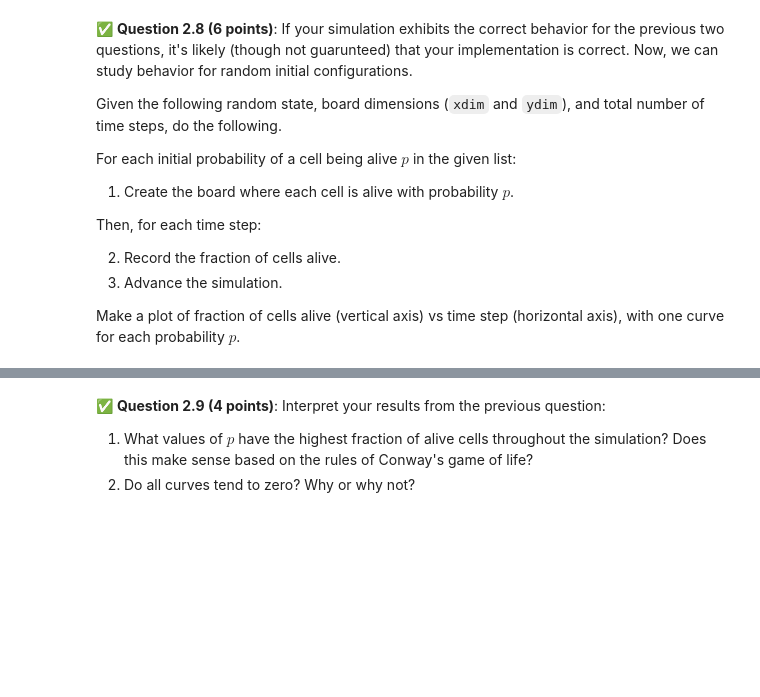
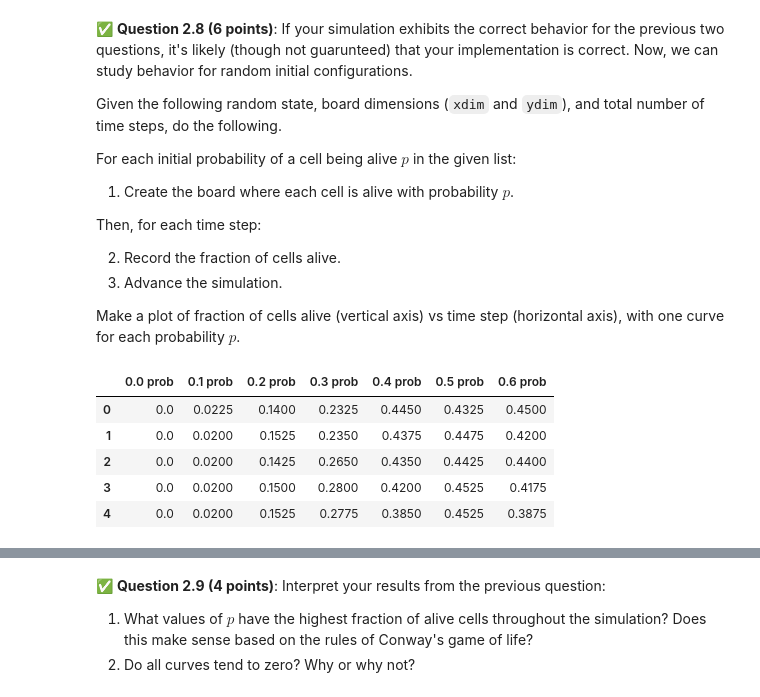
Before and after one commit to JustinTrannn/CMSE202-f25-turnin, a Jupyter notebook: hw-02/HW-02_ABMandGraphTheory-STUDENT.ipynb, the cells around one changed output, grey strips where cells are left out. Saved outputs shown, nothing was run; the diff lists cells and outputs as text; code cells hidden in the pictures; blank space fills up the shorter version.

```diff
--- a/hw-02/HW-02_ABMandGraphTheory-STUDENT.ipynb
+++ b/hw-02/HW-02_ABMandGraphTheory-STUDENT.ipynb
@@ -314,16 +389,29 @@ class Board:
 import time
 import numpy as np
 from IPython.display import display, clear_output
-
+import random
 
 rng = np.random.RandomState(1)
 
 # Your code here to initialize the board.
 
+cells = []
+for x in range(10):
+    for y in range(10):
+        alive = random.choice([True, False])
+        cells.append(Cell(x, y, alive))
+
+board = Board(cells)
+
+
 fig, ax = plt.subplots()
-for t in range(32 + 1):
+for t in range(33):
     # Your code here to update and show the board.
-
+    plt.clf()  # clear previous frame
+    plt.title(f"Timestep {t}")
+    board.show()
+    plt.pause(0.3)  # pause so animation can be seen
+    board.run()     # advance one step
     # After calling Board.show, run the following lines of code to make the animation smooth.
     clear_output(wait=True) # Clear output for dynamic display
     display(fig)            # Reset display
@@ -368,0 +501,81 @@ alive_probabilities = [0.0, 0.1, 0.2, 0.3, 0.4, 0.5, 0.6]
+# %%
+import numpy as np
+import seaborn as sns
+import pandas as pd
+import random
+
+rng = np.random.RandomState(1)
+
+# xdim = 20
+# ydim = 20
+# time_steps = 100
+# # The directions for "Create the board where each cell is alive with probability p" is very vague. Am I supposed to give each cell a chance to be alive from the alive probabilities?
+# # If so, how am I to go about it?
+# alive_probabilities = [0.0, 0.1, 0.2, 0.3, 0.4, 0.5, 0.6]
+# cells = []
+# for x in range(xdim):
+#     for y in range(ydim):
+#         p = random.choice(alive_probabilities)
+#         alive = False
+#         if random.random() < p:
+#             alive = True
+#         cells.append(Cell(x, y, alive))
+
+
+# # Your code here.
+# board = Board(cells)
+# proportion_cells_alive = []
+# for t in range(20):
+#     # Your code here to update and show the board.
+#     plt.title(f"Timestep {t}")
+#     board.show()
+#     plt.pause(0.3)  # pause so animation can be seen
+#     board.run()     # advance one step
+#     plt.show()
+#     # After calling Board.show, run the following lines of code to make the animation smooth.
+#     clear_output(wait=True) # Clear output for dynamic display
+#     display(fig)            # Reset display
+#     time.sleep(0.1)         # Wait a certain amount of time before showing the next plot. You can modify this as appropriate.
+
+#     proportion = len(board.get_alive_cells())/(len(board.get_alive_cells())+len(board.get_dead_cells()))
+#     proportion_cells_alive.append(proportion)
+#     print(f"Proportion: {proportion}")
+
+# print(f" Proportion of cells alive list: {proportion_cells_alive}")
+
+### New code
+alive_probabilities = [0.0, 0.1, 0.2, 0.3, 0.4, 0.5, 0.6]
+xdim = 20
+ydim = 20
+time_steps = 100
+
+probability_df = pd.DataFrame({})
+for prob in alive_probabilities:
+    # Make the cells
+    cells = []
+    alive = False
+    for x in range(xdim):
+        for y in range(ydim):
+            if random.random() < prob:
+                alive = True
+            else:
+                alive = False
+            cells.append(Cell(x, y, alive))
+
+    board = Board(cells)
+    proportion_cells_alive = []
+    for t in range(time_steps):
+        board.run()
+        proportion = len(board.get_alive_cells())/(len(board.get_alive_cells())+len(board.get_dead_cells()))
+        proportion_cells_alive.append(proportion)
+
+    probability_df[f'{prob} prob'] = proportion_cells_alive
+
+probability_df.head()
+# %% [output]
+|  | 0.0 prob | 0.1 prob | 0.2 prob | 0.3 prob | 0.4 prob | 0.5 prob | 0.6 prob |
+| 0 | 0.0 | 0.0225 | 0.1400 | 0.2325 | 0.4450 | 0.4325 | 0.4500 |
+| 1 | 0.0 | 0.0200 | 0.1525 | 0.2350 | 0.4375 | 0.4475 | 0.4200 |
+| 2 | 0.0 | 0.0200 | 0.1425 | 0.2650 | 0.4350 | 0.4425 | 0.4400 |
+| 3 | 0.0 | 0.0200 | 0.1500 | 0.2800 | 0.4200 | 0.4525 | 0.4175 |
+| 4 | 0.0 | 0.0200 | 0.1525 | 0.2775 | 0.3850 | 0.4525 | 0.3875 |
```
Also changed, not shown: parts of 19 cells of this notebook.
